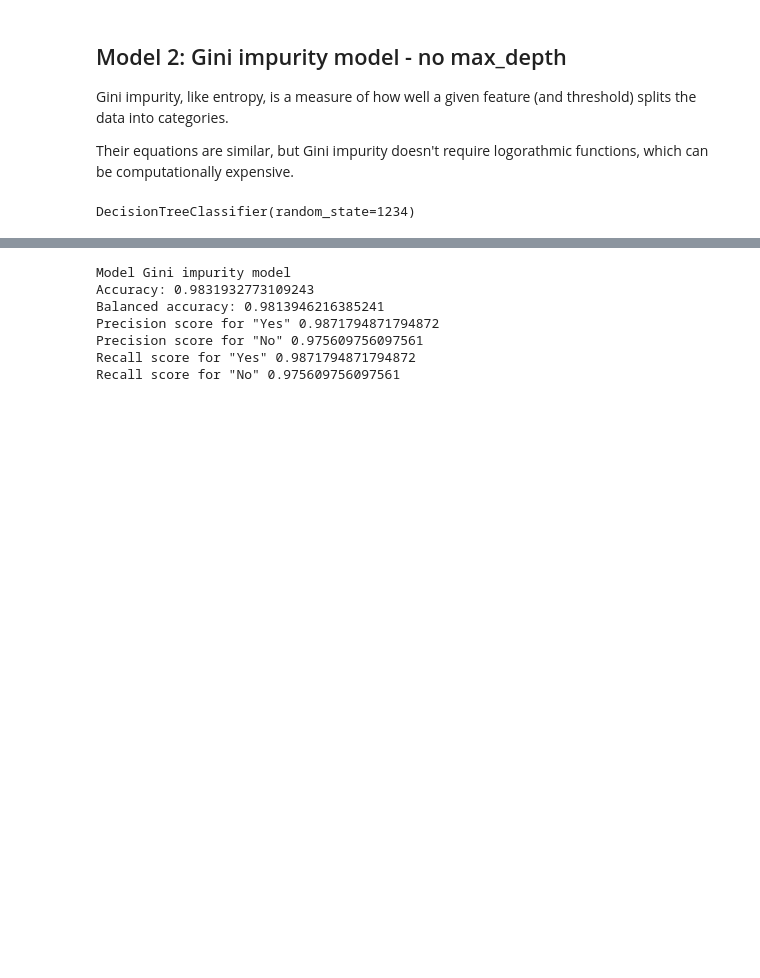
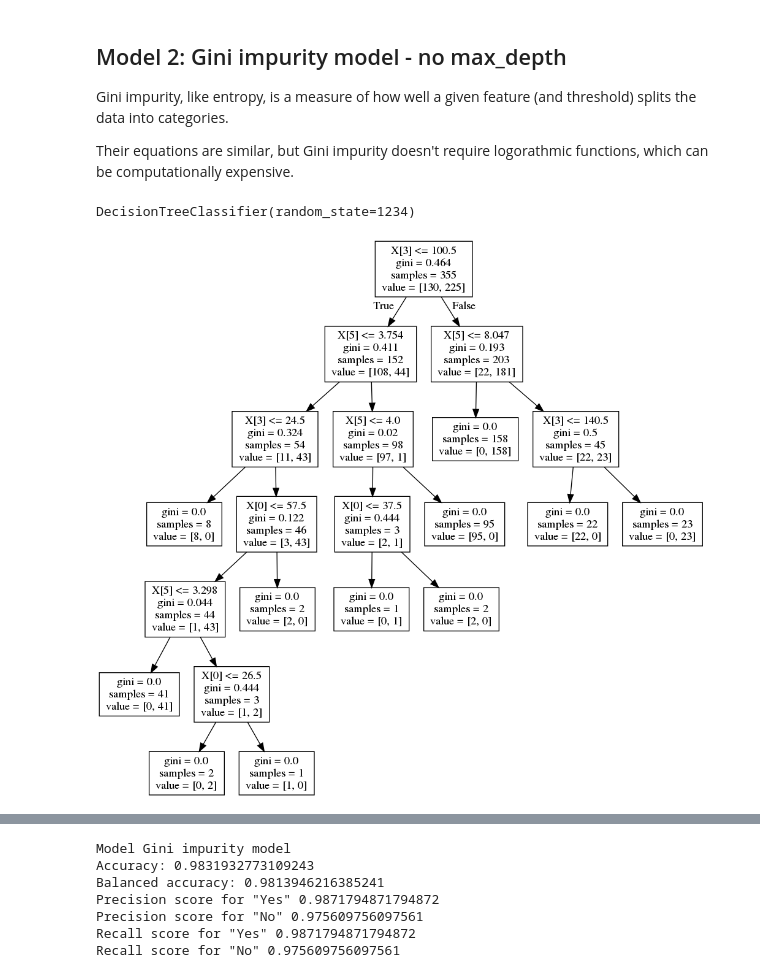
Before and after one commit to rkarpman/Springboard, a Jupyter notebook: Diner_coffee_case_study/coffee_case_study.ipynb, the cells around one changed output, grey strips where cells are left out. Cells and saved outputs as stored; diff of their text form; code cells hidden in the pictures; blank space fills up the shorter version.

```diff
--- a/Diner_coffee_case_study/coffee_case_study.ipynb
+++ b/Diner_coffee_case_study/coffee_case_study.ipynb
@@ -428,4 +431,11 @@ y_pred = pd.Series(y_pred)
 gini_model
 # %% [output]
 DecisionTreeClassifier(random_state=1234)
+# %%
+# As before, but make the model name gini_model
+out_file = tree.export_graphviz(gini_model)
+graph = pydotplus.graph_from_dot_data(out_file)
+Image(graph.create_png())
+# %% [output]
+[figure, added]
 # %%
```
Also changed, not shown: parts of 14 cells of this notebook.
